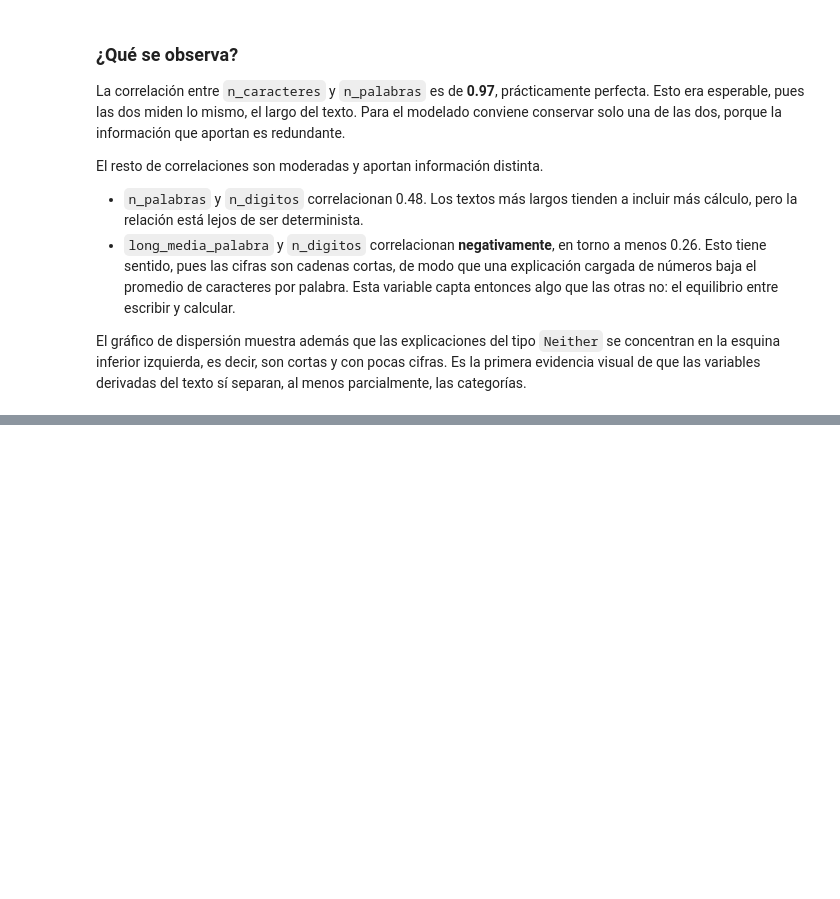
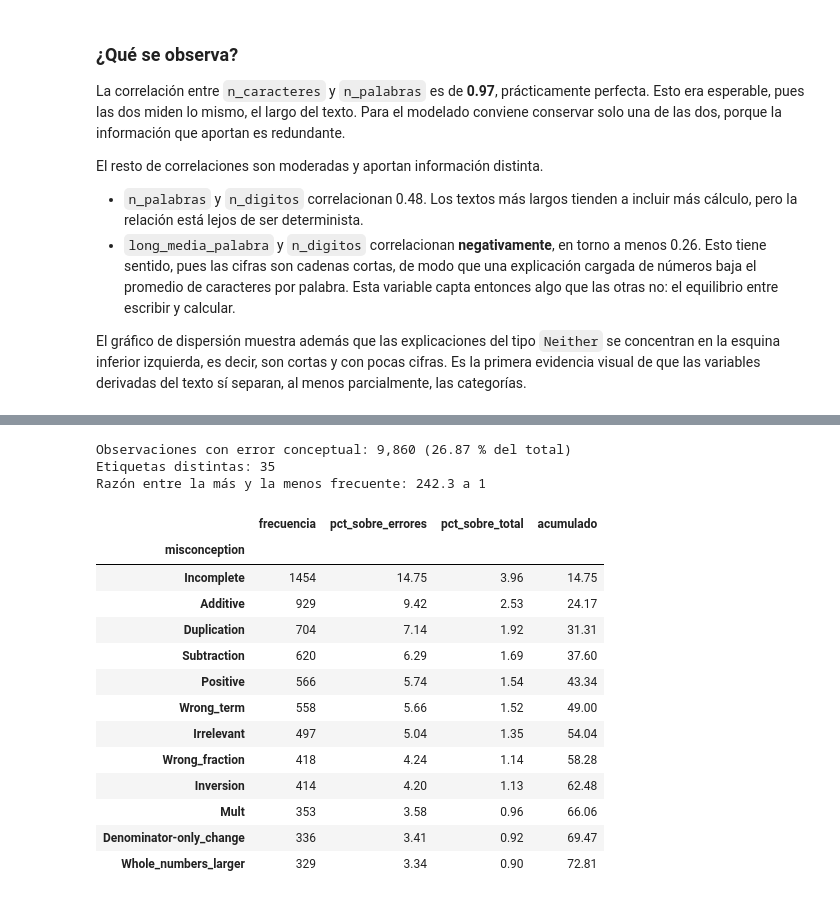
Before and after one commit to Tunchxz/math-misconception-map, a Jupyter notebook: notebooks/02_eda.ipynb, the cells around one changed output, grey strips where cells are left out. Saved outputs shown, nothing was run; the diff lists cells and outputs as text; code cells hidden in the pictures; blank space fills up the shorter version.

```diff
--- a/notebooks/02_eda.ipynb
+++ b/notebooks/02_eda.ipynb
@@ -219,0 +271,32 @@ El gráfico de dispersión muestra además que las explicaciones del tipo `Neith
+# %%
+con_error = train[train["misconception"] != "NA"]
+frec = con_error["misconception"].value_counts()
+
+tabla_m = frec.to_frame("frecuencia")
+tabla_m["pct_sobre_errores"] = (tabla_m["frecuencia"] / len(con_error) * 100).round(2)
+tabla_m["pct_sobre_total"] = (tabla_m["frecuencia"] / len(train) * 100).round(2)
+tabla_m["acumulado"] = tabla_m["pct_sobre_errores"].cumsum().round(2)
+
+print("Observaciones con error conceptual:", f"{len(con_error):,}",
+      f"({len(con_error) / len(train) * 100:.2f} % del total)")
+print("Etiquetas distintas:", frec.size)
+print("Razón entre la más y la menos frecuente:", round(frec.iloc[0] / frec.iloc[-1], 1), "a 1")
+tabla_m.head(12)
+# %% [output]
+Observaciones con error conceptual: 9,860 (26.87 % del total)
+Etiquetas distintas: 35
+Razón entre la más y la menos frecuente: 242.3 a 1
+|  | frecuencia | pct_sobre_errores | pct_sobre_total | acumulado |
+| misconception |  |  |  |  |
+| Incomplete | 1454 | 14.75 | 3.96 | 14.75 |
+| Additive | 929 | 9.42 | 2.53 | 24.17 |
+| Duplication | 704 | 7.14 | 1.92 | 31.31 |
+| Subtraction | 620 | 6.29 | 1.69 | 37.60 |
+| Positive | 566 | 5.74 | 1.54 | 43.34 |
+| Wrong_term | 558 | 5.66 | 1.52 | 49.00 |
+| Irrelevant | 497 | 5.04 | 1.35 | 54.04 |
+| Wrong_fraction | 418 | 4.24 | 1.14 | 58.28 |
+| Inversion | 414 | 4.20 | 1.13 | 62.48 |
+| Mult | 353 | 3.58 | 0.96 | 66.06 |
+| Denominator-only_change | 336 | 3.41 | 0.92 | 69.47 |
+| Whole_numbers_larger | 329 | 3.34 | 0.90 | 72.81 |
```
Also changed, not shown: parts of 12 cells of this notebook.
